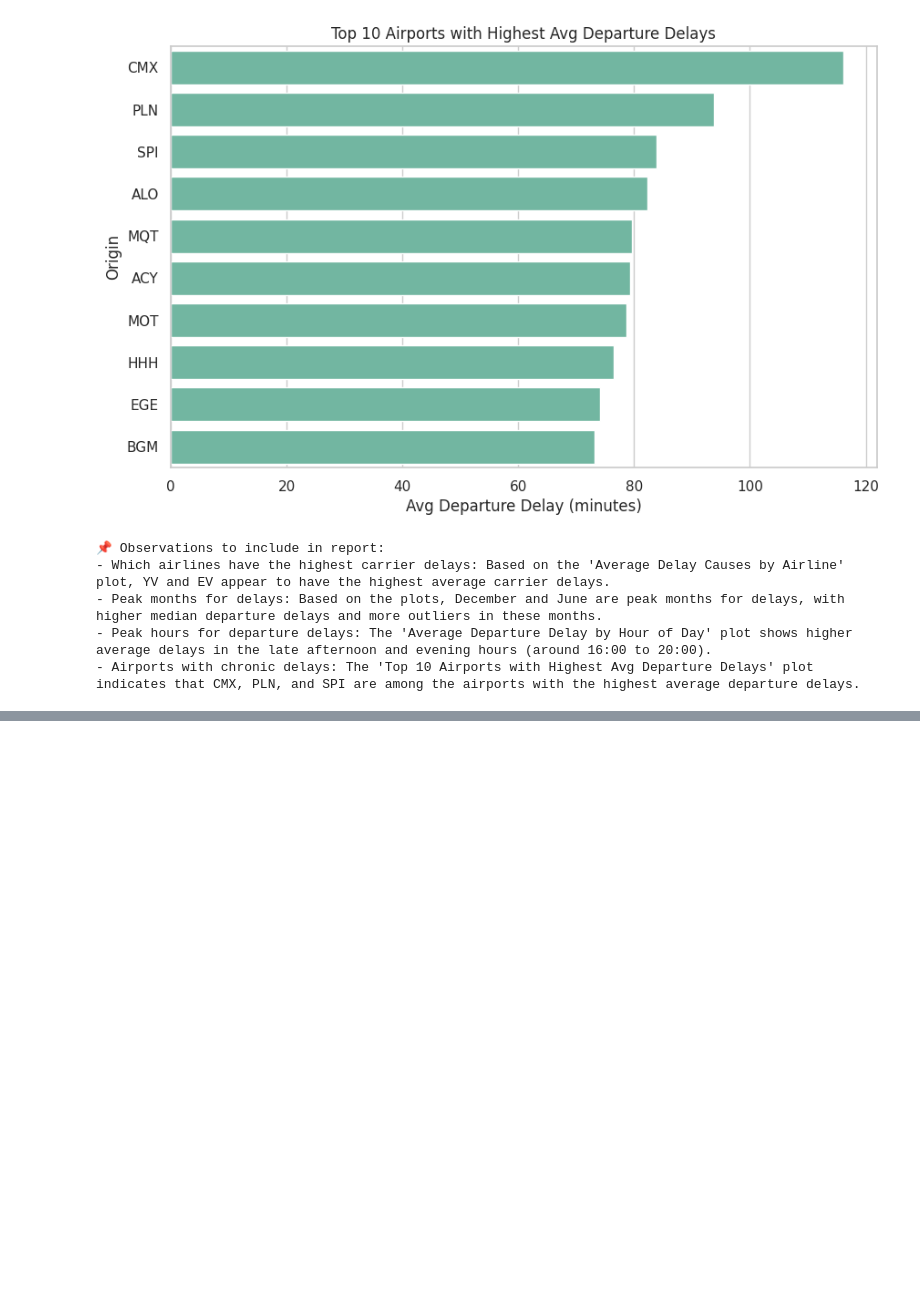
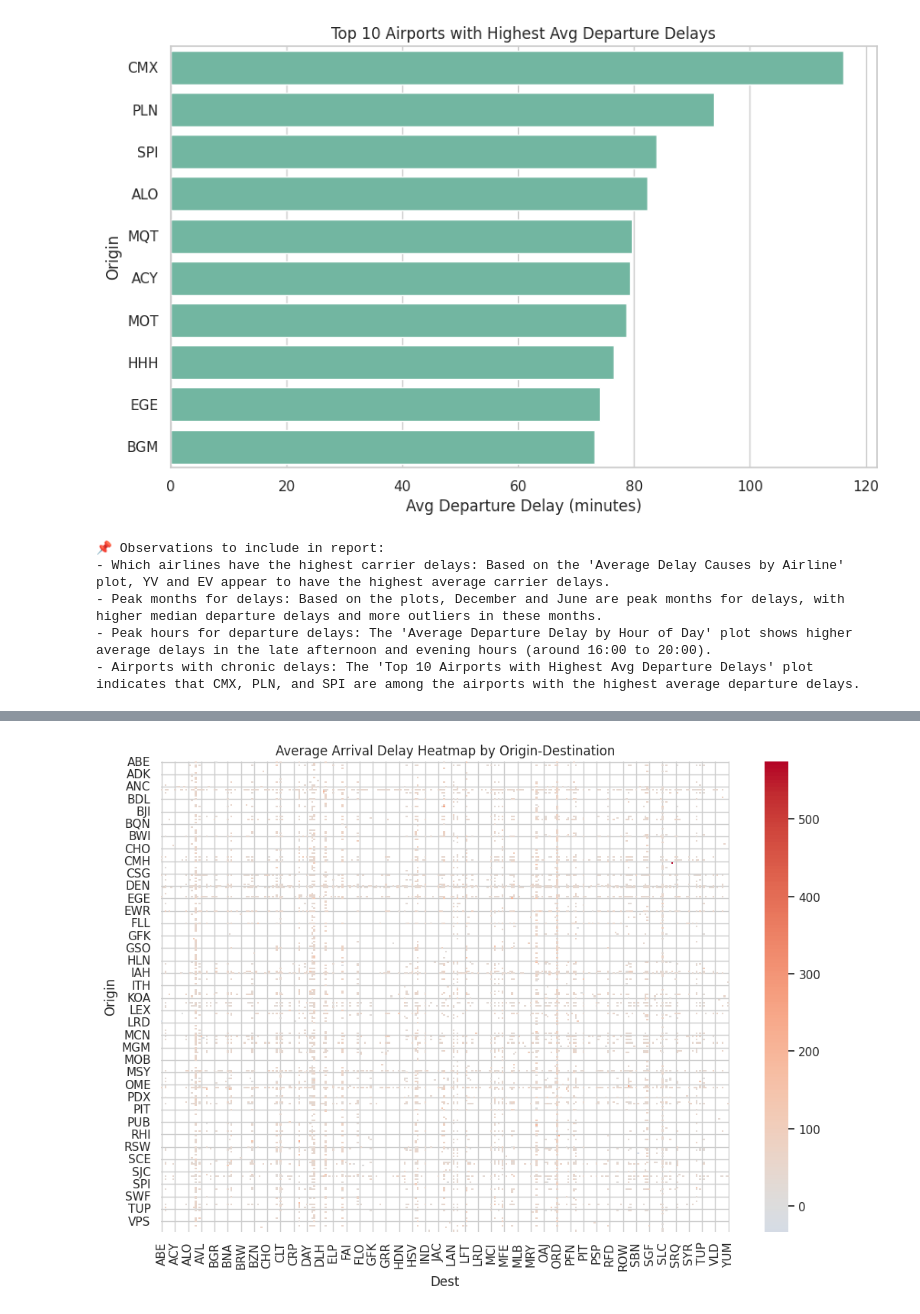
Before and after one commit to Yuthish27/DV-AirFly-Insights-Yuthish, a Jupyter notebook: Yuthish_proj.ipynb, the cells around one changed output, grey strips where cells are left out. Drawn from its saved outputs; the diff is of its cells as text; code cells hidden in the pictures; blank space fills up the shorter version.

```diff
--- a/Yuthish_proj.ipynb
+++ b/Yuthish_proj.ipynb
@@ -472,0 +516,10 @@ print("- Airports with chronic delays: The 'Top 10 Airports with Highest Avg Dep
+# %%
+# 2. Delay heatmap by Airport (Origin vs Dest average ArrDelay)
+pivot_delay = df.pivot_table(values="ArrDelay", index="Origin", columns="Dest", aggfunc="mean")
+
+plt.figure(figsize=(12,8))
+sns.heatmap(pivot_delay, cmap="coolwarm", center=0)
+plt.title("Average Arrival Delay Heatmap by Origin-Destination")
+plt.show()
+# %% [output]
+[figure, added]
```
Also changed, not shown: parts of 14 cells of this notebook.
